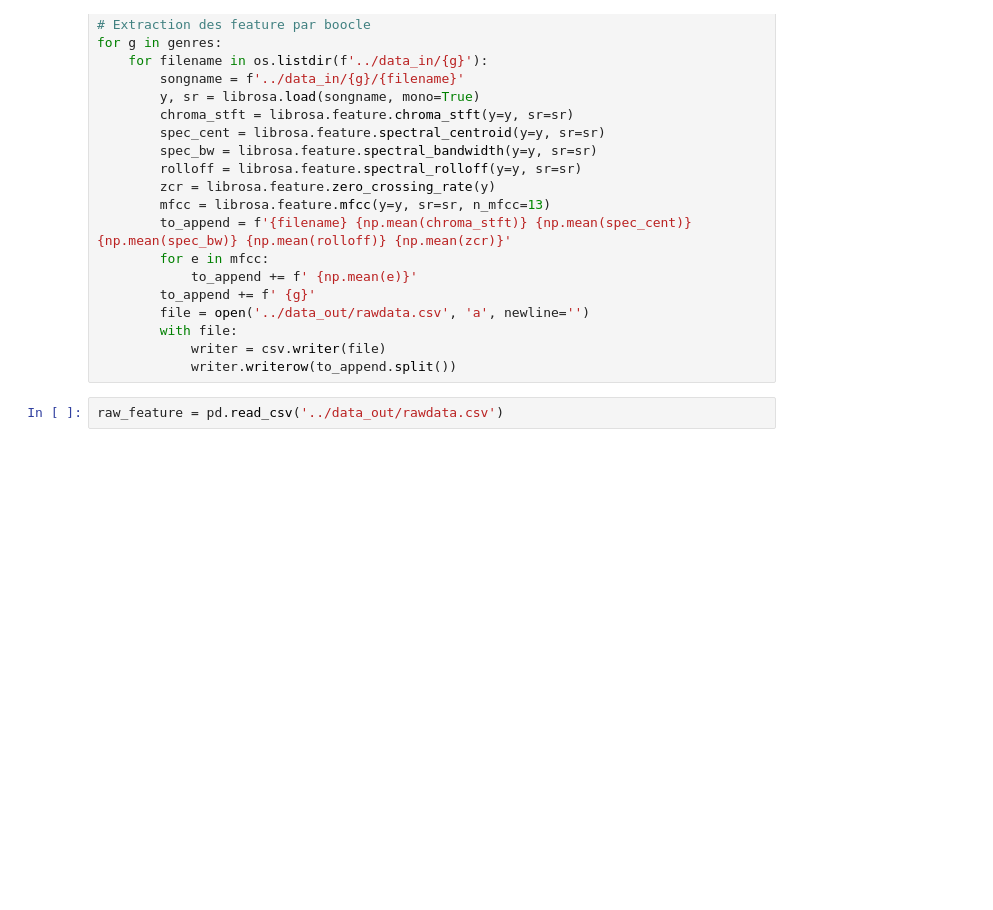
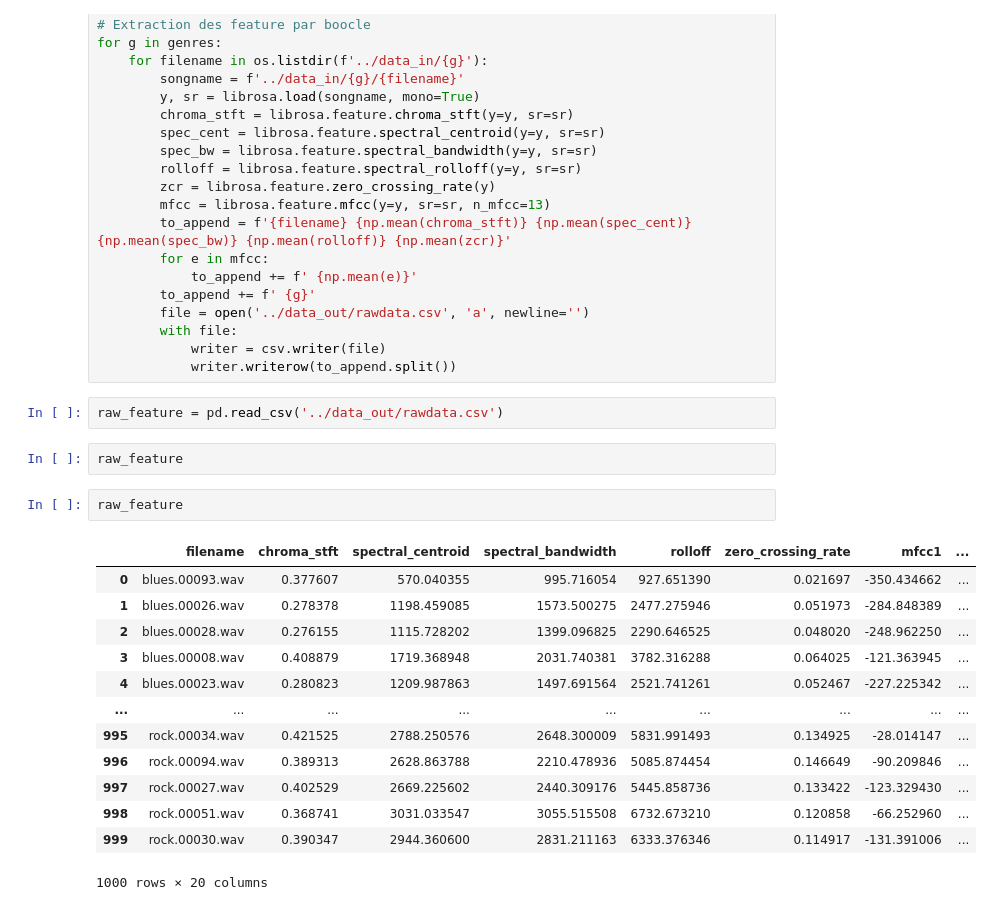
Before and after one commit to abdoulsn/music_gender_recognition, a Jupyter notebook: codes/music_genre.ipynb, the cells around one changed output. Cells and saved outputs as stored; diff of their text form; blank space fills up the shorter version.

```diff
--- a/codes/music_genre.ipynb
+++ b/codes/music_genre.ipynb
@@ -133,3 +146,21 @@ for g in genres:
             writer.writerow(to_append.split())
 # %%
 raw_feature = pd.read_csv('../data_out/rawdata.csv')
+# %%
+raw_feature
+# %%
+raw_feature
+# %% [output]
+|  | filename | chroma_stft | spectral_centroid | spectral_bandwidth | rolloff | zero_crossing_rate | mfcc1 | ... |
+| 0 | blues.00093.wav | 0.377607 | 570.040355 | 995.716054 | 927.651390 | 0.021697 | -350.434662 | ... |
+| 1 | blues.00026.wav | 0.278378 | 1198.459085 | 1573.500275 | 2477.275946 | 0.051973 | -284.848389 | ... |
+| 2 | blues.00028.wav | 0.276155 | 1115.728202 | 1399.096825 | 2290.646525 | 0.048020 | -248.962250 | ... |
+| 3 | blues.00008.wav | 0.408879 | 1719.368948 | 2031.740381 | 3782.316288 | 0.064025 | -121.363945 | ... |
+| 4 | blues.00023.wav | 0.280823 | 1209.987863 | 1497.691564 | 2521.741261 | 0.052467 | -227.225342 | ... |
+| ... | ... | ... | ... | ... | ... | ... | ... | ... |
+| 995 | rock.00034.wav | 0.421525 | 2788.250576 | 2648.300009 | 5831.991493 | 0.134925 | -28.014147 | ... |
+| 996 | rock.00094.wav | 0.389313 | 2628.863788 | 2210.478936 | 5085.874454 | 0.146649 | -90.209846 | ... |
+| 997 | rock.00027.wav | 0.402529 | 2669.225602 | 2440.309176 | 5445.858736 | 0.133422 | -123.329430 | ... |
+| 998 | rock.00051.wav | 0.368741 | 3031.033547 | 3055.515508 | 6732.673210 | 0.120858 | -66.252960 | ... |
+| 999 | rock.00030.wav | 0.390347 | 2944.360600 | 2831.211163 | 6333.376346 | 0.114917 | -131.391006 | ... |
+1000 rows × 20 columns
```
Also changed, not shown: parts of 1 cell of this notebook.
